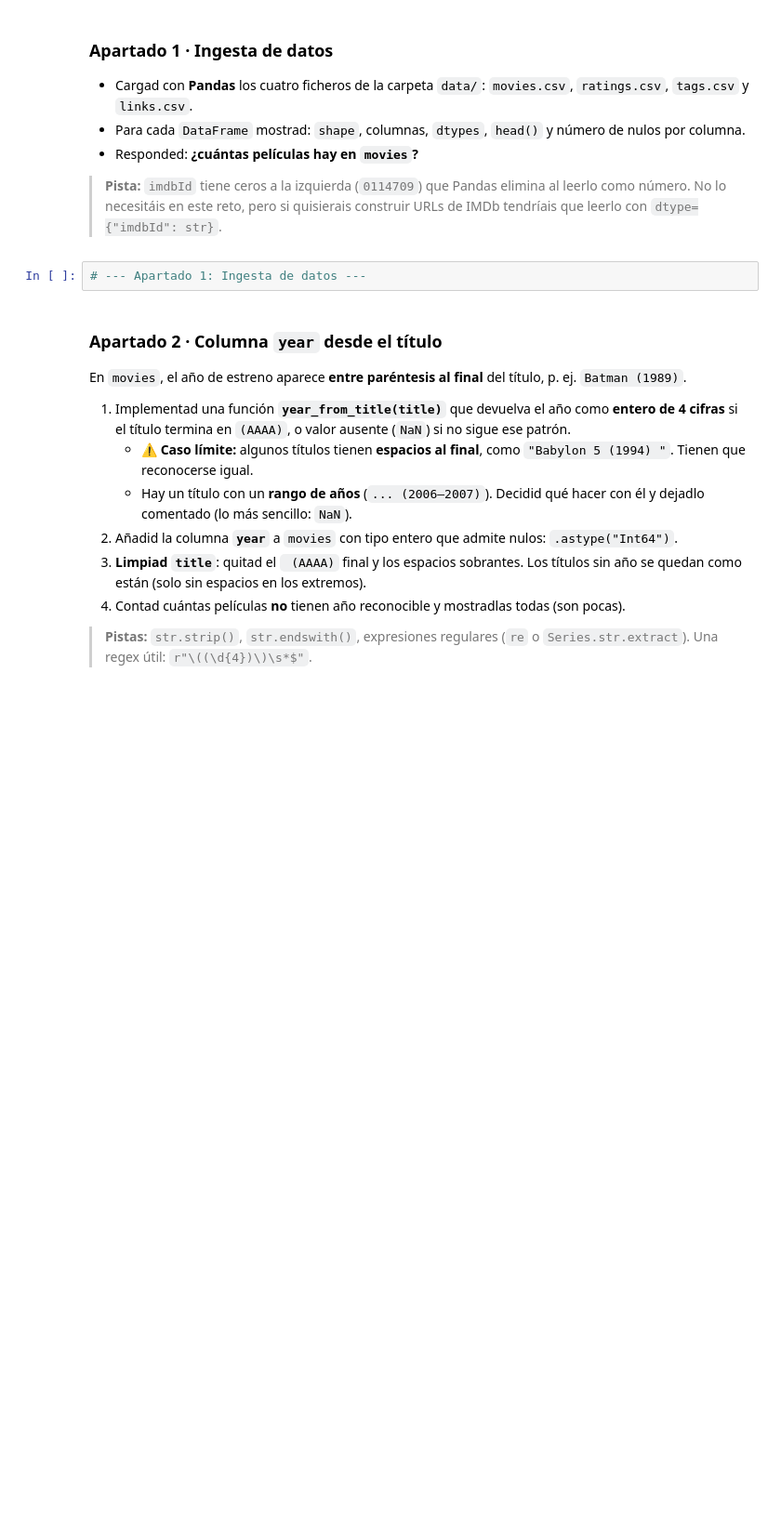
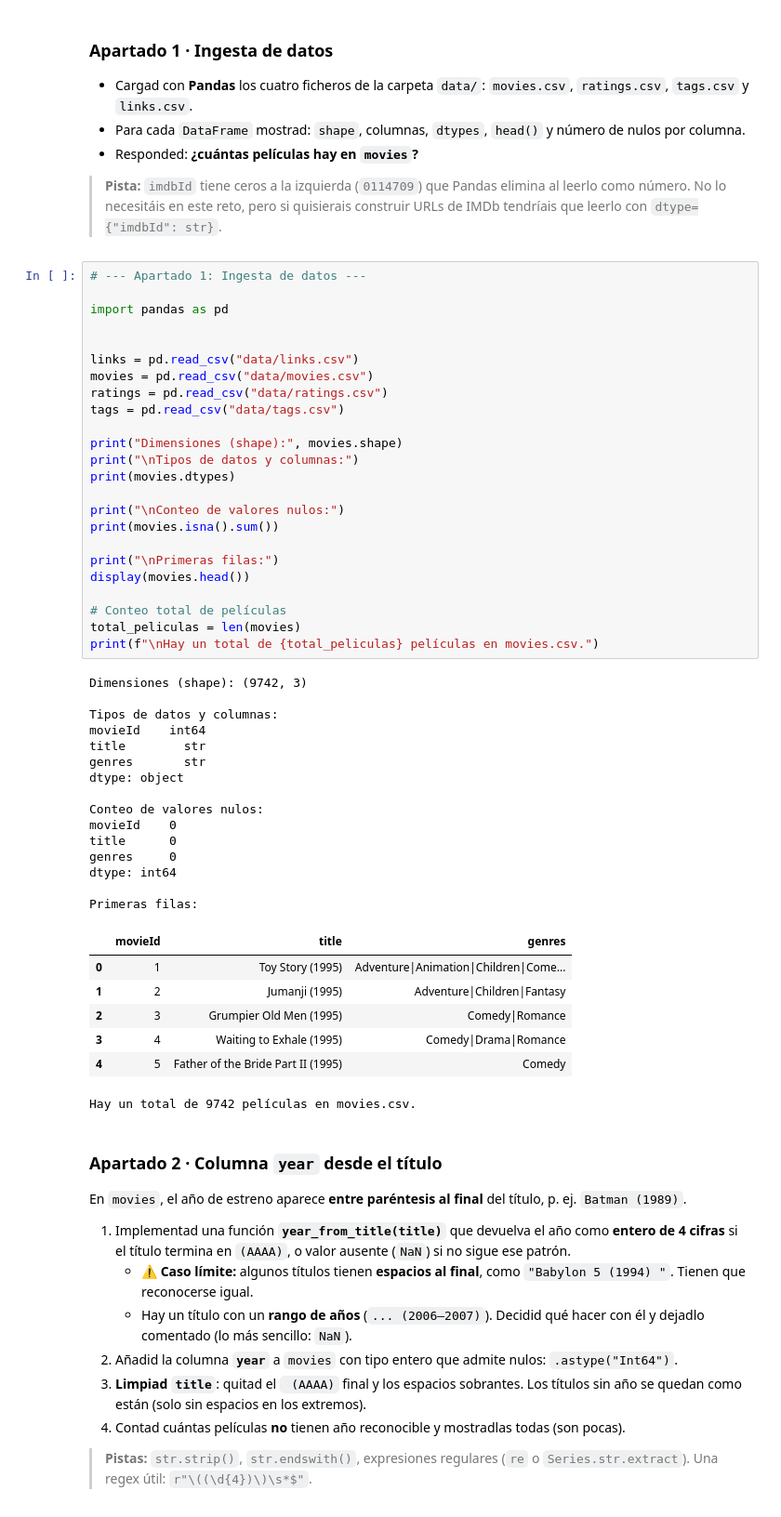
Before and after one commit to gonzalezsimancasalicia-cell/T10_Challenge, a Jupyter notebook: TC_01_Movies/01_ingesta_limpieza.ipynb, the cells around one changed output. Shown at 93% size. Drawn from its saved outputs; the diff is of its cells as text; blank space fills up the shorter version.

```diff
--- a/TC_01_Movies/01_ingesta_limpieza.ipynb
+++ b/TC_01_Movies/01_ingesta_limpieza.ipynb
@@ -23,6 +23,51 @@ Cargáis los cuatro CSV, los inspeccionáis y creáis la columna `year` a partir
 > **Pista:** `imdbId` tiene ceros a la izquierda (`0114709`) que Pandas elimina al leerlo como número. No lo necesitáis en este reto, pero si quisierais construir URLs de IMDb tendríais que leerlo con `dtype={"imdbId": str}`.
 # %%
 # --- Apartado 1: Ingesta de datos ---
+
+import pandas as pd
+
+
+links = pd.read_csv("data/links.csv")
+movies = pd.read_csv("data/movies.csv")
+ratings = pd.read_csv("data/ratings.csv")
+tags = pd.read_csv("data/tags.csv")
+
+print("Dimensiones (shape):", movies.shape)
+print("\nTipos de datos y columnas:")
+print(movies.dtypes)
+
+print("\nConteo de valores nulos:")
+print(movies.isna().sum())
+
+print("\nPrimeras filas:")
+display(movies.head())
+
+# Conteo total de películas
+total_peliculas = len(movies)
+print(f"\nHay un total de {total_peliculas} películas en movies.csv.")
+# %% [output]
+Dimensiones (shape): (9742, 3)
+
+Tipos de datos y columnas:
+movieId    int64
+title        str
+genres       str
+dtype: object
+
+Conteo de valores nulos:
+movieId    0
+title      0
+genres     0
+dtype: int64
+
+Primeras filas:
+|  | movieId | title | genres |
+| 0 | 1 | Toy Story (1995) | Adventure|Animation|Children|Come... |
+| 1 | 2 | Jumanji (1995) | Adventure|Children|Fantasy |
+| 2 | 3 | Grumpier Old Men (1995) | Comedy|Romance |
+| 3 | 4 | Waiting to Exhale (1995) | Comedy|Drama|Romance |
+| 4 | 5 | Father of the Bride Part II (1995) | Comedy |
+Hay un total de 9742 películas en movies.csv.
 # %% [markdown]
 ### Apartado 2 · Columna `year` desde el título
 
```
Also changed, not shown: parts of 2 cells of this notebook.
